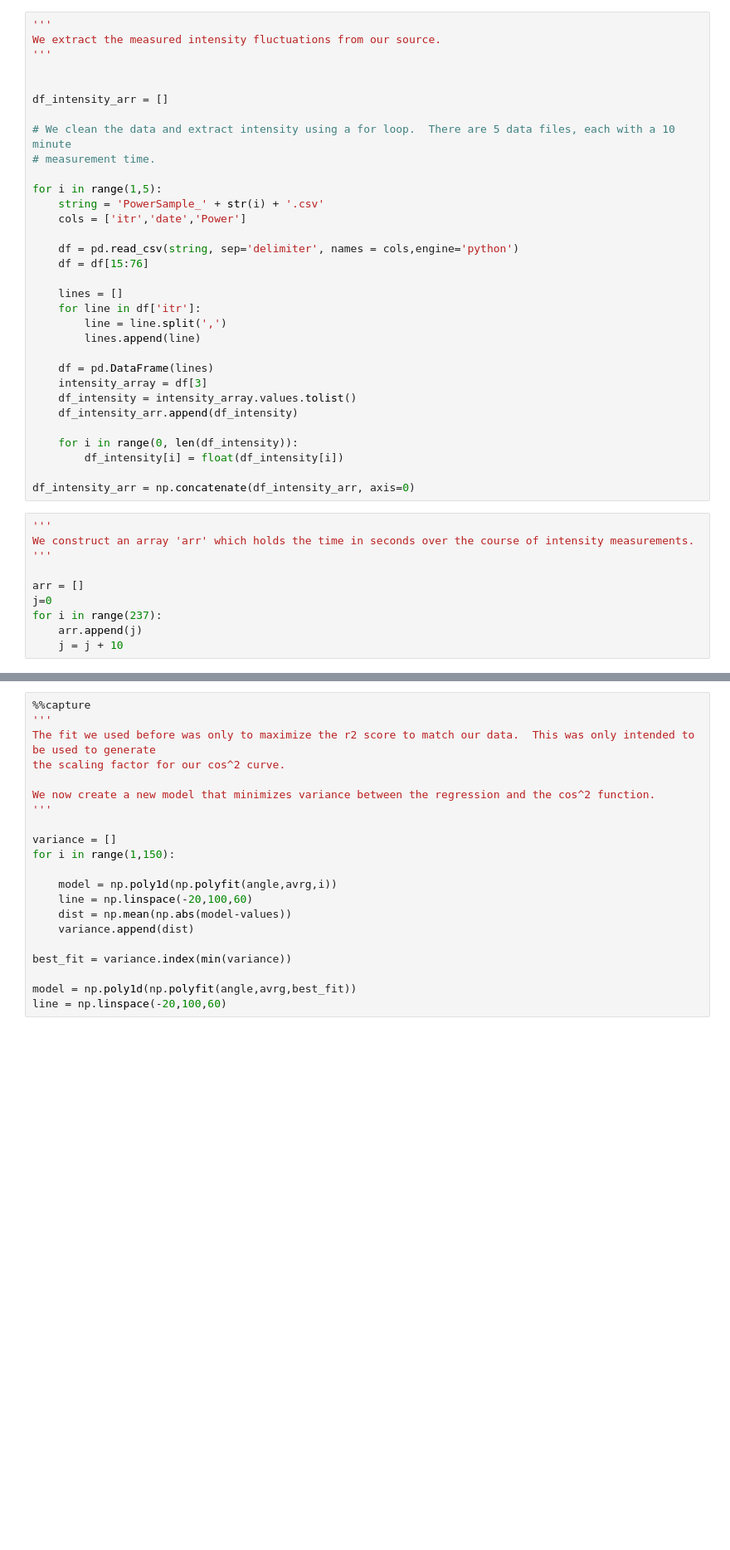
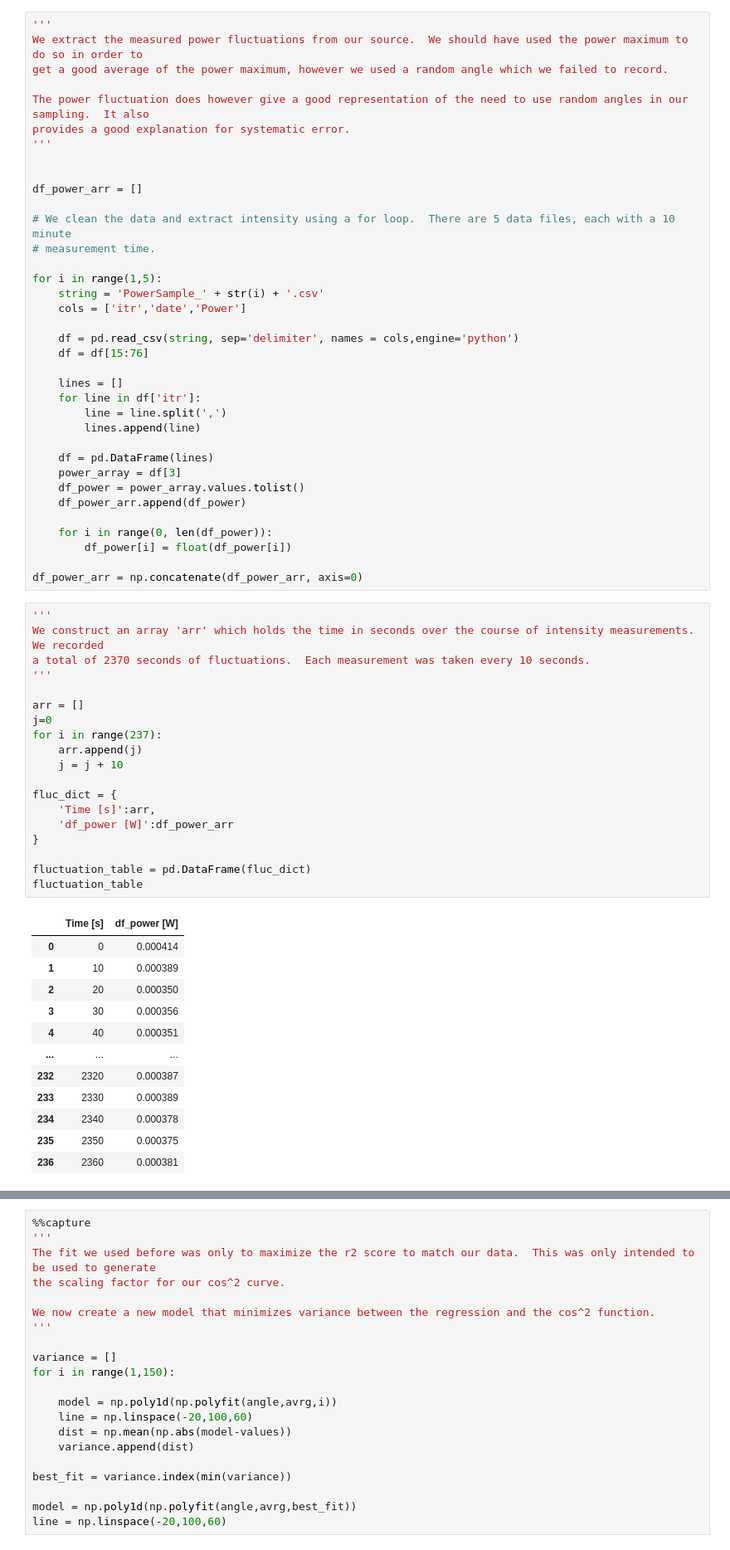
Before and after one commit to opticslabjkmspk/Optics-Lab, a Jupyter notebook: Lab 2 Report.ipynb, the cells around one changed output, grey strips where cells are left out. Shown: that part at 83% size. Saved outputs shown, nothing was run; the diff lists cells and outputs as text; blank space fills up the shorter version.

```diff
--- a/Lab 2 Report.ipynb
+++ b/Lab 2 Report.ipynb
@@ -60,10 +74,14 @@ We then analyse the data.  We neglected to find the intitial intensity, so in or
 # %%
 '''
-We extract the measured intensity fluctuations from our source.
+We extract the measured power fluctuations from our source.  We should have used the power maximum to do so in order to
+get a good average of the power maximum, however we used a random angle which we failed to record.
+
+The power fluctuation does however give a good representation of the need to use random angles in our sampling.  It also
+provides a good explanation for systematic error.
 '''
 
 
-df_intensity_arr = []
+df_power_arr = []
 
 # We clean the data and extract intensity using a for loop.  There are 5 data files, each with a 10 minute
 # measurement time.
@@ -81,21 +99,43 @@ for i in range(1,5):
         lines.append(line)
 
     df = pd.DataFrame(lines)
-    intensity_array = df[3]
-    df_intensity = intensity_array.values.tolist()
-    df_intensity_arr.append(df_intensity)
+    power_array = df[3]
+    df_power = power_array.values.tolist()
+    df_power_arr.append(df_power)
 
-    for i in range(0, len(df_intensity)):
-        df_intensity[i] = float(df_intensity[i])
+    for i in range(0, len(df_power)):
+        df_power[i] = float(df_power[i])
 
-df_intensity_arr = np.concatenate(df_intensity_arr, axis=0)
+df_power_arr = np.concatenate(df_power_arr, axis=0)
 # %%
 '''
-We construct an array 'arr' which holds the time in seconds over the course of intensity measurements.
+We construct an array 'arr' which holds the time in seconds over the course of intensity measurements.  We recorded
+a total of 2370 seconds of fluctuations.  Each measurement was taken every 10 seconds.
 '''
 
 arr = []
 j=0
 for i in range(237):
     arr.append(j)
     j = j + 10
+
+fluc_dict = {
+    'Time [s]':arr,
+    'df_power [W]':df_power_arr
+}
+
+fluctuation_table = pd.DataFrame(fluc_dict)
+fluctuation_table
+# %% [output]
+|  | Time [s] | df_power [W] |
+| 0 | 0 | 0.000414 |
+| 1 | 10 | 0.000389 |
+| 2 | 20 | 0.000350 |
+| 3 | 30 | 0.000356 |
+| 4 | 40 | 0.000351 |
+| ... | ... | ... |
+| 232 | 2320 | 0.000387 |
+| 233 | 2330 | 0.000389 |
+| 234 | 2340 | 0.000378 |
+| 235 | 2350 | 0.000375 |
+| 236 | 2360 | 0.000381 |
```
Also changed, not shown: parts of 28 cells of this notebook.
